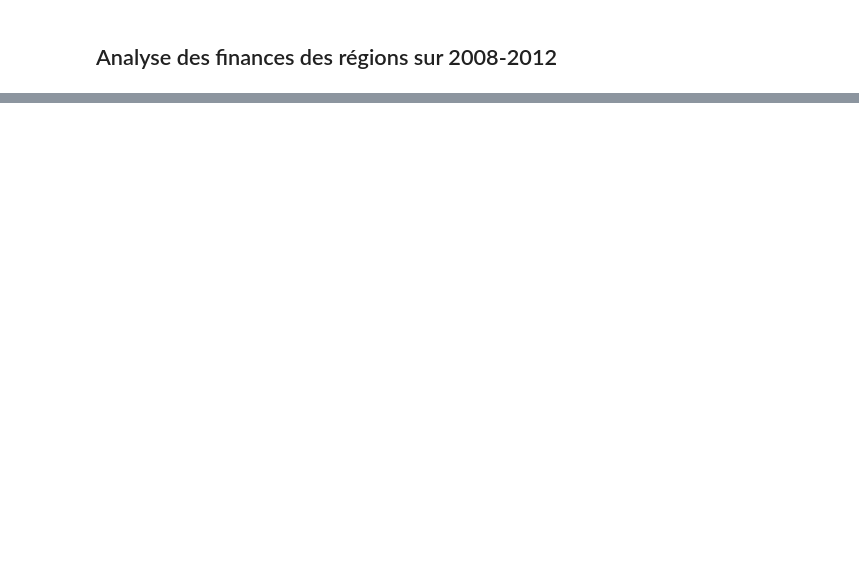
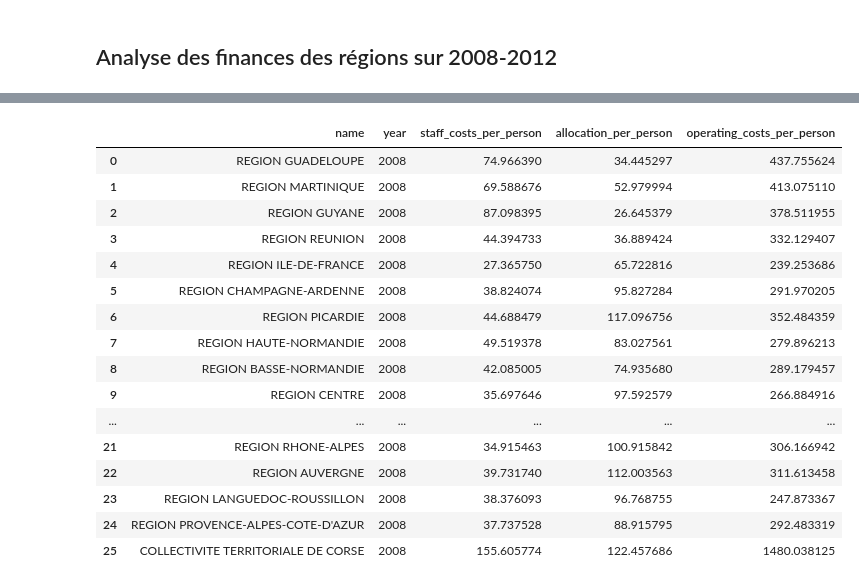
Before and after one commit to regardscitoyens/nosfinanceslocales_scraper, a Jupyter notebook: notebooks/region_analysis.ipynb, the cells around one changed output, grey strips where cells are left out. Cells and saved outputs as stored; diff of their text form; code cells hidden in the pictures; blank space fills up the shorter version.

```diff
--- a/notebooks/region_analysis.ipynb
+++ b/notebooks/region_analysis.ipynb
@@ -30,3 +28,26 @@ dtypes: float64(54), int64(3), object(3)
+# %%
+df['staff_costs_per_person'] = df['staff_costs']/df['population']
+df['allocation_per_person'] = df['allocation']/df['population']
+df['operating_costs_per_person'] = df['operating_costs']/df['population']
+df[['name', 'year', 'staff_costs_per_person', 'allocation_per_person', 'operating_costs_per_person']].head(n=26)
+# %% [output]
+|  | name | year | staff_costs_per_person | allocation_per_person | operating_costs_per_person |
+| 0 | REGION GUADELOUPE | 2008 | 74.966390 | 34.445297 | 437.755624 |
+| 1 | REGION MARTINIQUE | 2008 | 69.588676 | 52.979994 | 413.075110 |
+| 2 | REGION GUYANE | 2008 | 87.098395 | 26.645379 | 378.511955 |
+| 3 | REGION REUNION | 2008 | 44.394733 | 36.889424 | 332.129407 |
+| 4 | REGION ILE-DE-FRANCE | 2008 | 27.365750 | 65.722816 | 239.253686 |
+| 5 | REGION CHAMPAGNE-ARDENNE | 2008 | 38.824074 | 95.827284 | 291.970205 |
+| 6 | REGION PICARDIE | 2008 | 44.688479 | 117.096756 | 352.484359 |
+| 7 | REGION HAUTE-NORMANDIE | 2008 | 49.519378 | 83.027561 | 279.896213 |
+| 8 | REGION BASSE-NORMANDIE | 2008 | 42.085005 | 74.935680 | 289.179457 |
+| 9 | REGION CENTRE | 2008 | 35.697646 | 97.592579 | 266.884916 |
+| ... | ... | ... | ... | ... | ... |
+| 21 | REGION RHONE-ALPES | 2008 | 34.915463 | 100.915842 | 306.166942 |
+| 22 | REGION AUVERGNE | 2008 | 39.731740 | 112.003563 | 311.613458 |
+| 23 | REGION LANGUEDOC-ROUSSILLON | 2008 | 38.376093 | 96.768755 | 247.873367 |
+| 24 | REGION PROVENCE-ALPES-COTE-D'AZUR | 2008 | 37.737528 | 88.915795 | 292.483319 |
+| 25 | COLLECTIVITE TERRITORIALE DE CORSE | 2008 | 155.605774 | 122.457686 | 1480.038125 |
 # %%
 dfgp = df.groupby(['insee_code', 'year']).first()
 dfmean = df.groupby('year').mean()
```
Also changed, not shown: parts of 5 cells of this notebook, 2 other files.
